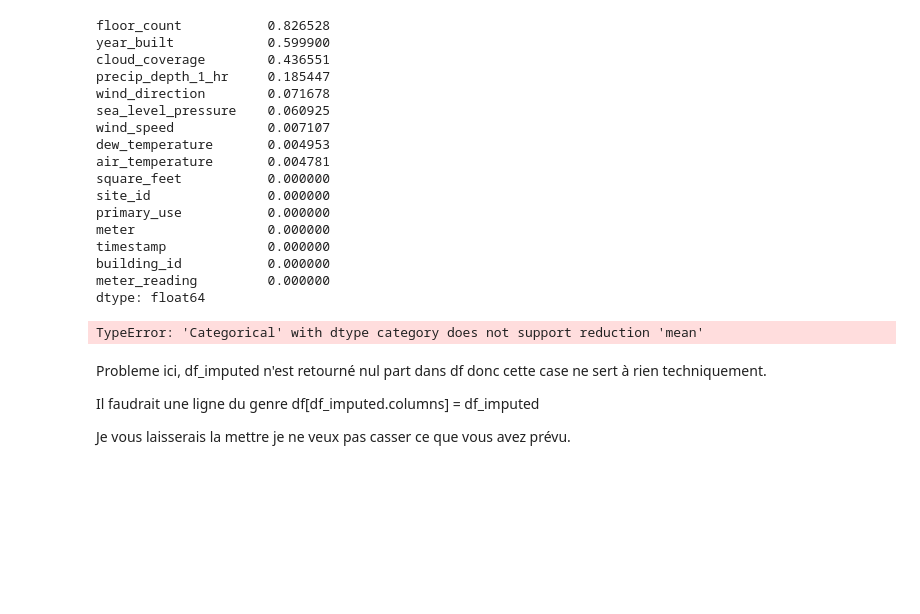
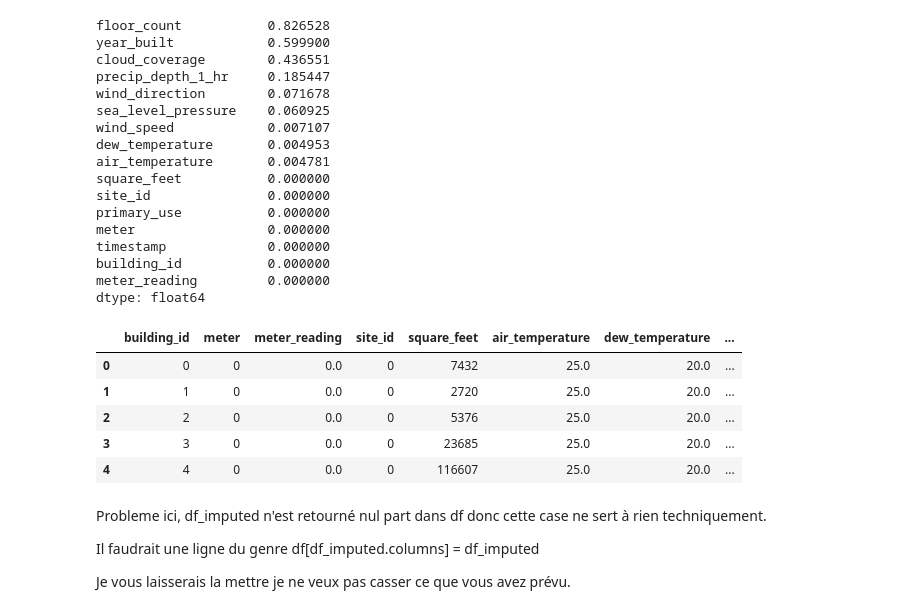
Before and after one commit to Noemiemz/Explainability-AI, a Jupyter notebook: EnergyConsumption_Noemie.ipynb, the cells around one changed output. Drawn from its saved outputs; the diff is of its cells as text; code cells hidden in the pictures; blank space fills up the shorter version.

```diff
--- a/EnergyConsumption_Noemie.ipynb
+++ b/EnergyConsumption_Noemie.ipynb
@@ -326,28 +323,33 @@ df = df.drop(['cloud_coverage', 'year_built', 'floor_count'], axis=1)
 # %%
 # fill missing values with knn imputer or mean for efficiency
 from sklearn.impute import KNNImputer
 
 
 # method = 'knn'
 method = 'mean'
 
 if method == 'knn':
     df_numeric = df.select_dtypes(exclude=['object', 'datetime64[ns]','category'])
     knn_imputer = KNNImputer(n_neighbors=5)
     df_imputed = knn_imputer.fit_transform(df_numeric)
 
     df_imputed = pd.DataFrame(df_imputed, columns=df_numeric.columns)
 
     # Add back the datetime column
     df_imputed['date'] = df['date'].values
 elif method == 'mean':
     df_imputed = df.select_dtypes(exclude=['object', 'datetime64[ns]','category'])
-    df_imputed = df.fillna(df.mean())
+    df_imputed = df_imputed.fillna(df_imputed.mean())
 
 
 df_imputed.head()
 # %% [output]
-TypeError: 'Categorical' with dtype category does not support reduction 'mean'
+|  | building_id | meter | meter_reading | site_id | square_feet | air_temperature | dew_temperature | ... |
+| 0 | 0 | 0 | 0.0 | 0 | 7432 | 25.0 | 20.0 | ... |
+| 1 | 1 | 0 | 0.0 | 0 | 2720 | 25.0 | 20.0 | ... |
+| 2 | 2 | 0 | 0.0 | 0 | 5376 | 25.0 | 20.0 | ... |
+| 3 | 3 | 0 | 0.0 | 0 | 23685 | 25.0 | 20.0 | ... |
+| 4 | 4 | 0 | 0.0 | 0 | 116607 | 25.0 | 20.0 | ... |
 # %% [markdown]
 Probleme ici, df_imputed n'est retourné nul part dans df donc cette case ne sert à rien techniquement.
 
```
Also changed, not shown: parts of 4 cells of this notebook.
